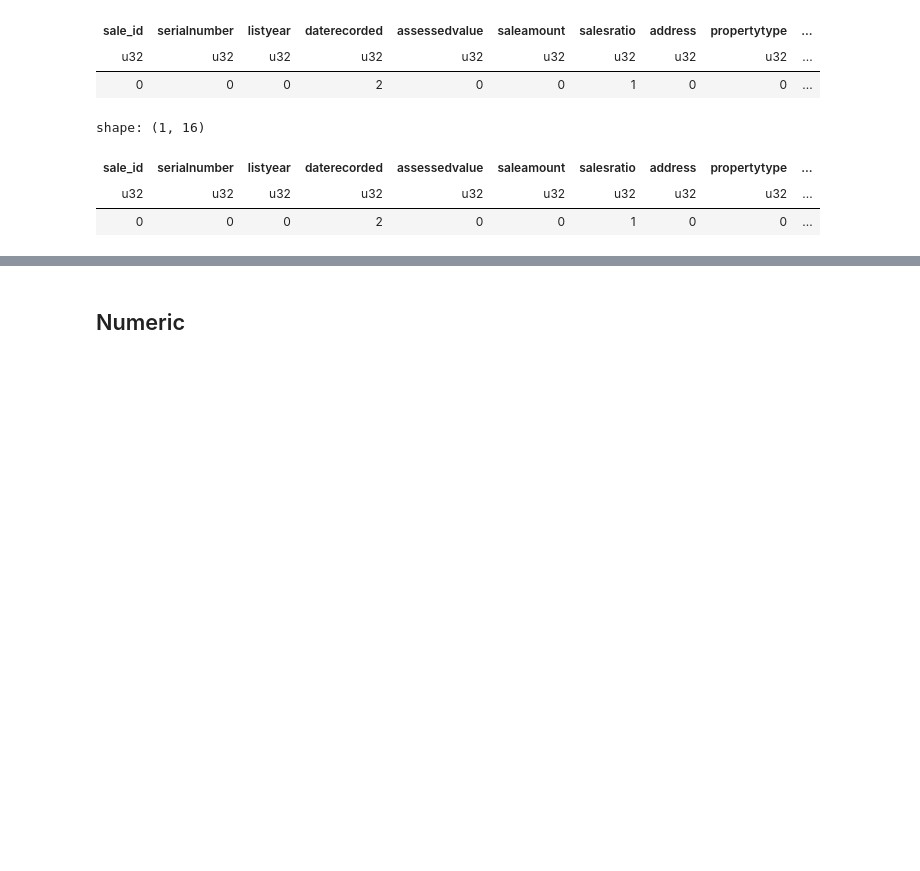
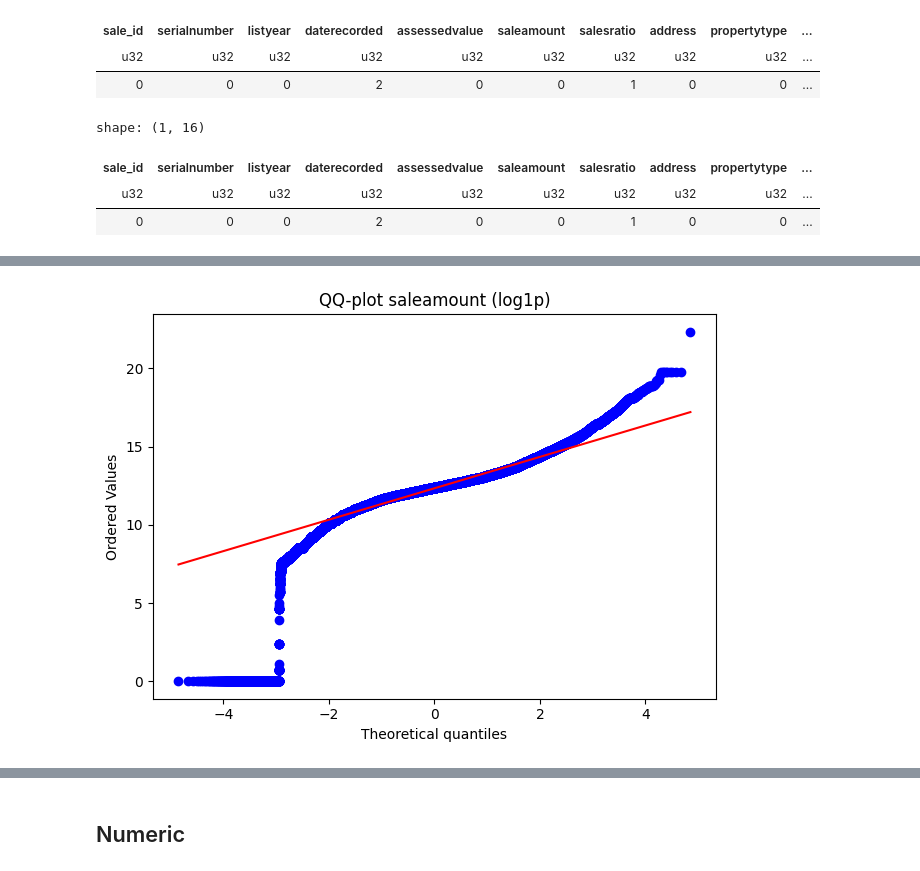
Before and after one commit to sebasposcor-del/Real-Estate-Sales, a Jupyter notebook: EDA.ipynb, the cells around one changed output, grey strips where cells are left out. Cells and saved outputs as stored; diff of their text form; code cells hidden in the pictures; blank space fills up the shorter version.

```diff
--- a/EDA.ipynb
+++ b/EDA.ipynb
@@ -118,0 +167,19 @@ shape: (1, 16)
+# %%
+import polars as pl
+import numpy as np
+import matplotlib.pyplot as plt
+from scipy import stats
+
+def qqplot_col(df: pl.DataFrame, col: str, log=False):
+    x = df[col].drop_nulls().to_numpy()
+    if x.size == 0:
+        print(f"[{col}] sin datos."); return
+    if log:
+        x = np.log1p(x)
+        title = f"QQ-plot {col} (log1p)"
+    else:
+        title = f"QQ-plot {col}"
+    stats.probplot(x, dist="norm", plot=plt)
+    plt.title(title)
+    plt.tight_layout()
+    plt.show()
@@ -118,0 +310,4 @@ shape: (1, 16)
+# %%
+qqplot_col(df_ml, "saleamount", log=True)
+# %% [output]
+[figure, added]
```
Also changed, not shown: parts of 42 cells of this notebook.
